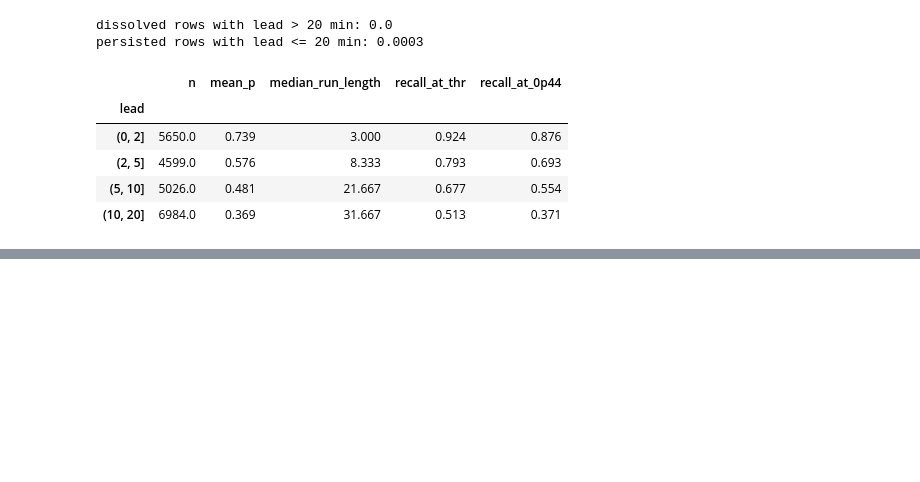
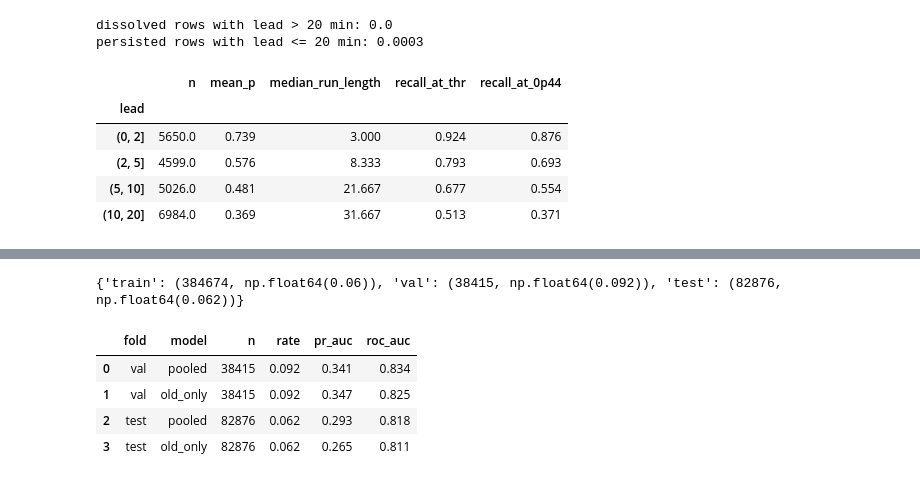
Before and after one commit to alecpblevins/ARM_Cloud_Modeling, a Jupyter notebook: notebooks/10_analysis.ipynb, the cells around one changed output, grey strips where cells are left out. Saved outputs shown, nothing was run; the diff lists cells and outputs as text; code cells hidden in the pictures; blank space fills up the shorter version.

```diff
--- a/notebooks/10_analysis.ipynb
+++ b/notebooks/10_analysis.ipynb
@@ -147,0 +163,25 @@ display(out.round(3))
+# %%
+OLD = 60 # define the threshold for old run lengths in minutes, 60.
+tr_o, va_o, te_o = (d[d.run_length_min > OLD] for d in (tr, va, te)) # filter for old runs based on the defined threshold
+print({k: (len(d), round(d.y.mean(), 3)) for k, d in [("train", tr_o), ("val", va_o), ("test", te_o)]})
+
+# Train a specialized model on old runs only and evaluate against validation and test sets of old runs
+spec = HistGradientBoostingClassifier(max_depth=6, learning_rate=0.05, max_iter=300,
+                                      early_stopping=True, validation_fraction=0.1, random_state=0) #Different random state
+spec.fit(tr_o[FEATURES], tr_o.y) #Fit!
+
+rows = []
+for name, d in [("val", va_o), ("test", te_o)]: # iterate over validation and test sets of old runs
+    p_pool = hgb.predict_proba(d[FEATURES])[:, 1] # predictions from the pooled model
+    p_spec = spec.predict_proba(d[FEATURES])[:, 1] # predictions from the specialized old-only model
+    for model, p in [("pooled", p_pool), ("old_only", p_spec)]:
+        rows.append(dict(fold=name, model=model, n=len(d), rate=d.y.mean(),
+                         pr_auc=average_precision_score(d.y, p), roc_auc=roc_auc_score(d.y, p)))
+display(pd.DataFrame(rows).round(3))
+# %% [output]
+{'train': (384674, np.float64(0.06)), 'val': (38415, np.float64(0.092)), 'test': (82876, np.float64(0.062))}
+|  | fold | model | n | rate | pr_auc | roc_auc |
+| 0 | val | pooled | 38415 | 0.092 | 0.341 | 0.834 |
+| 1 | val | old_only | 38415 | 0.092 | 0.347 | 0.825 |
+| 2 | test | pooled | 82876 | 0.062 | 0.293 | 0.818 |
+| 3 | test | old_only | 82876 | 0.062 | 0.265 | 0.811 |
```
Also changed, not shown: parts of 10 cells of this notebook, 1 other file.
